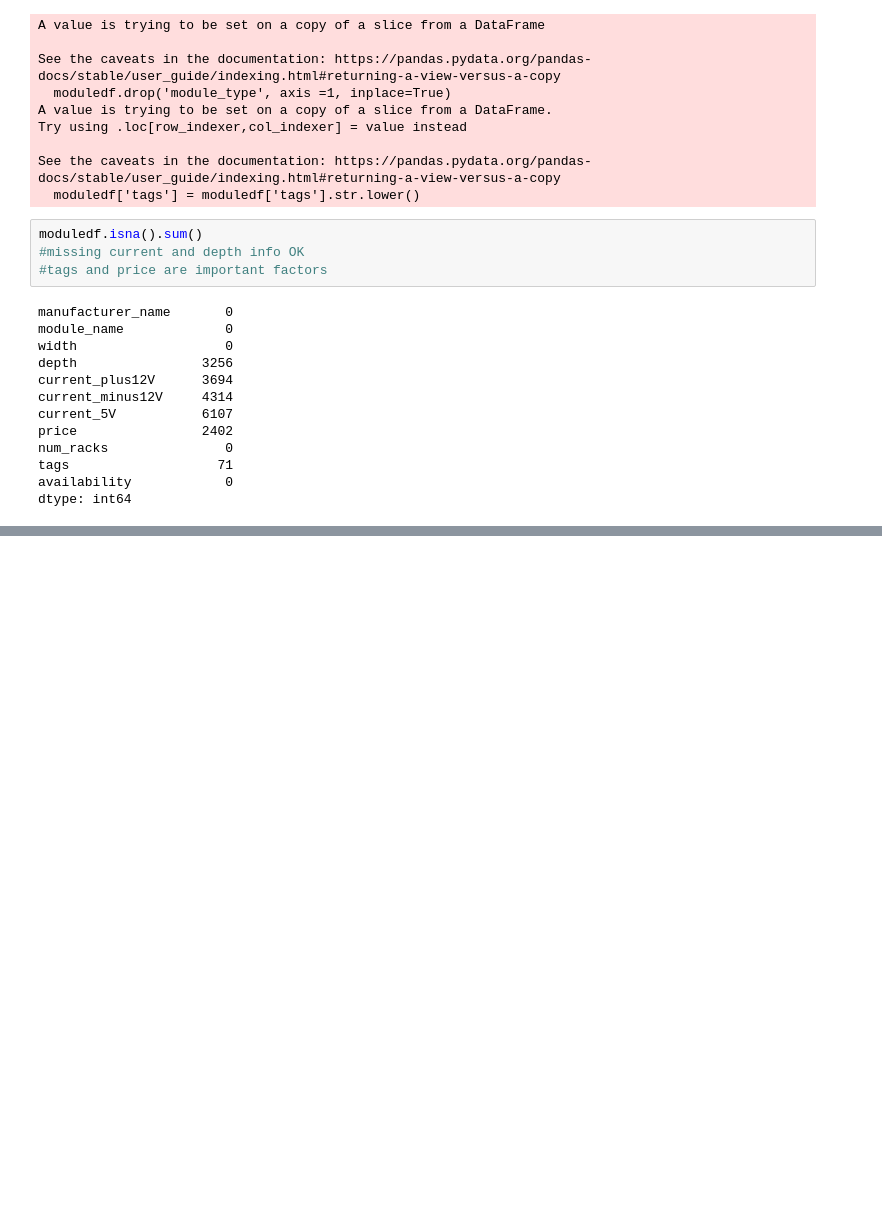
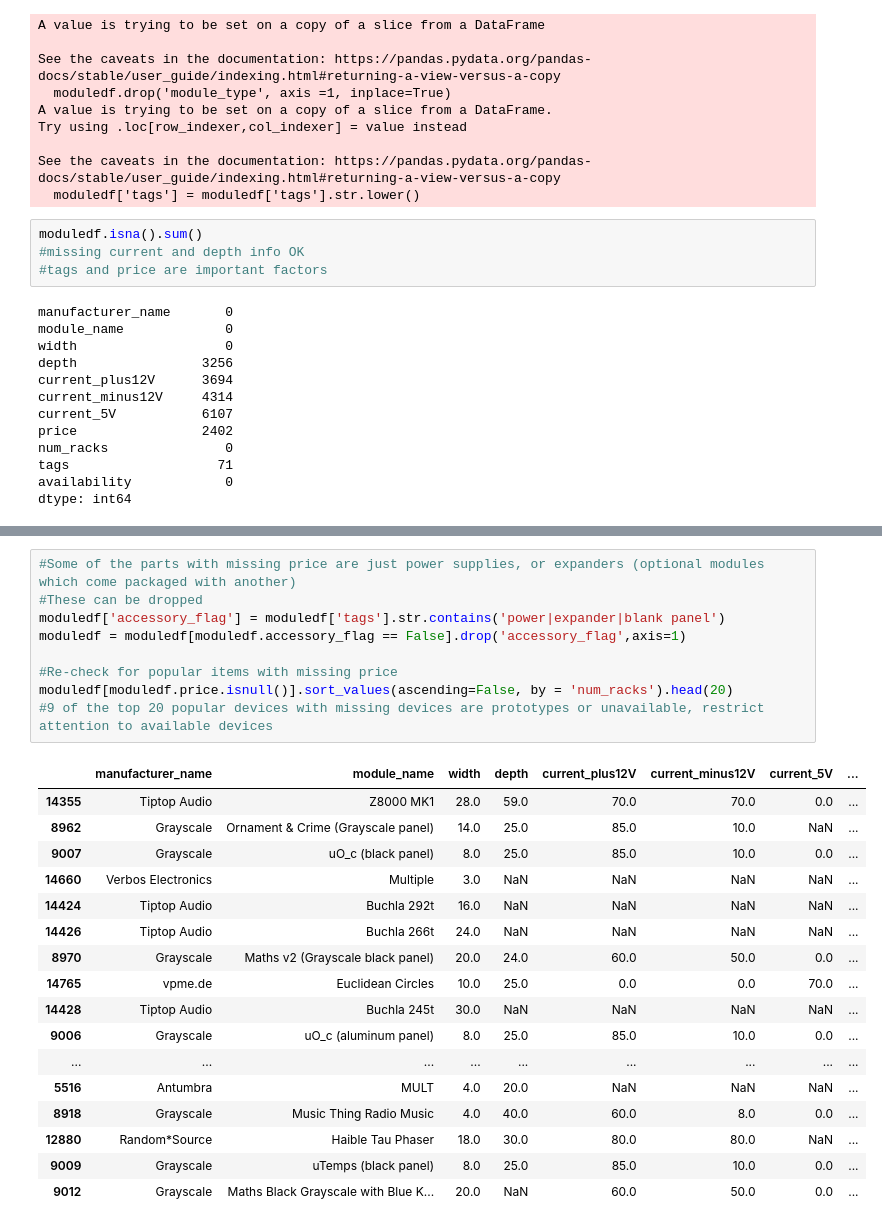
Before and after one commit to zstone00000/nycdsa_python_project, a Jupyter notebook: eurorack_inspection.ipynb, the cells around one changed output, grey strips where cells are left out. Saved outputs shown, nothing was run; the diff lists cells and outputs as text; blank space fills up the shorter version.

```diff
--- a/eurorack_inspection.ipynb
+++ b/eurorack_inspection.ipynb
@@ -50,0 +96,27 @@ dtype: int64
+# %%
+#Some of the parts with missing price are just power supplies, or expanders (optional modules which come packaged with another)
+#These can be dropped
+moduledf['accessory_flag'] = moduledf['tags'].str.contains('power|expander|blank panel')
+moduledf = moduledf[moduledf.accessory_flag == False].drop('accessory_flag',axis=1)
+
+#Re-check for popular items with missing price
+moduledf[moduledf.price.isnull()].sort_values(ascending=False, by = 'num_racks').head(20)
+#9 of the top 20 popular devices with missing devices are prototypes or unavailable, restrict attention to available devices
+# %% [output]
+|  | manufacturer_name | module_name | width | depth | current_plus12V | current_minus12V | current_5V | ... |
+| 14355 | Tiptop Audio | Z8000 MK1 | 28.0 | 59.0 | 70.0 | 70.0 | 0.0 | ... |
+| 8962 | Grayscale | Ornament & Crime (Grayscale panel) | 14.0 | 25.0 | 85.0 | 10.0 | NaN | ... |
+| 9007 | Grayscale | uO_c (black panel) | 8.0 | 25.0 | 85.0 | 10.0 | 0.0 | ... |
+| 14660 | Verbos Electronics | Multiple | 3.0 | NaN | NaN | NaN | NaN | ... |
+| 14424 | Tiptop Audio | Buchla 292t | 16.0 | NaN | NaN | NaN | NaN | ... |
+| 14426 | Tiptop Audio | Buchla 266t | 24.0 | NaN | NaN | NaN | NaN | ... |
+| 8970 | Grayscale | Maths v2 (Grayscale black panel) | 20.0 | 24.0 | 60.0 | 50.0 | 0.0 | ... |
+| 14765 | vpme.de | Euclidean Circles | 10.0 | 25.0 | 0.0 | 0.0 | 70.0 | ... |
+| 14428 | Tiptop Audio | Buchla 245t | 30.0 | NaN | NaN | NaN | NaN | ... |
+| 9006 | Grayscale | uO_c (aluminum panel) | 8.0 | 25.0 | 85.0 | 10.0 | 0.0 | ... |
+| ... | ... | ... | ... | ... | ... | ... | ... | ... |
+| 5516 | Antumbra | MULT | 4.0 | 20.0 | NaN | NaN | NaN | ... |
+| 8918 | Grayscale | Music Thing Radio Music | 4.0 | 40.0 | 60.0 | 8.0 | 0.0 | ... |
+| 12880 | Random*Source | Haible Tau Phaser | 18.0 | 30.0 | 80.0 | 80.0 | NaN | ... |
+| 9009 | Grayscale | uTemps (black panel) | 8.0 | 25.0 | 85.0 | 10.0 | 0.0 | ... |
+| 9012 | Grayscale | Maths Black Grayscale with Blue K... | 20.0 | NaN | 60.0 | 50.0 | 0.0 | ... |
```
Also changed, not shown: parts of 12 cells of this notebook, 1 other file.
